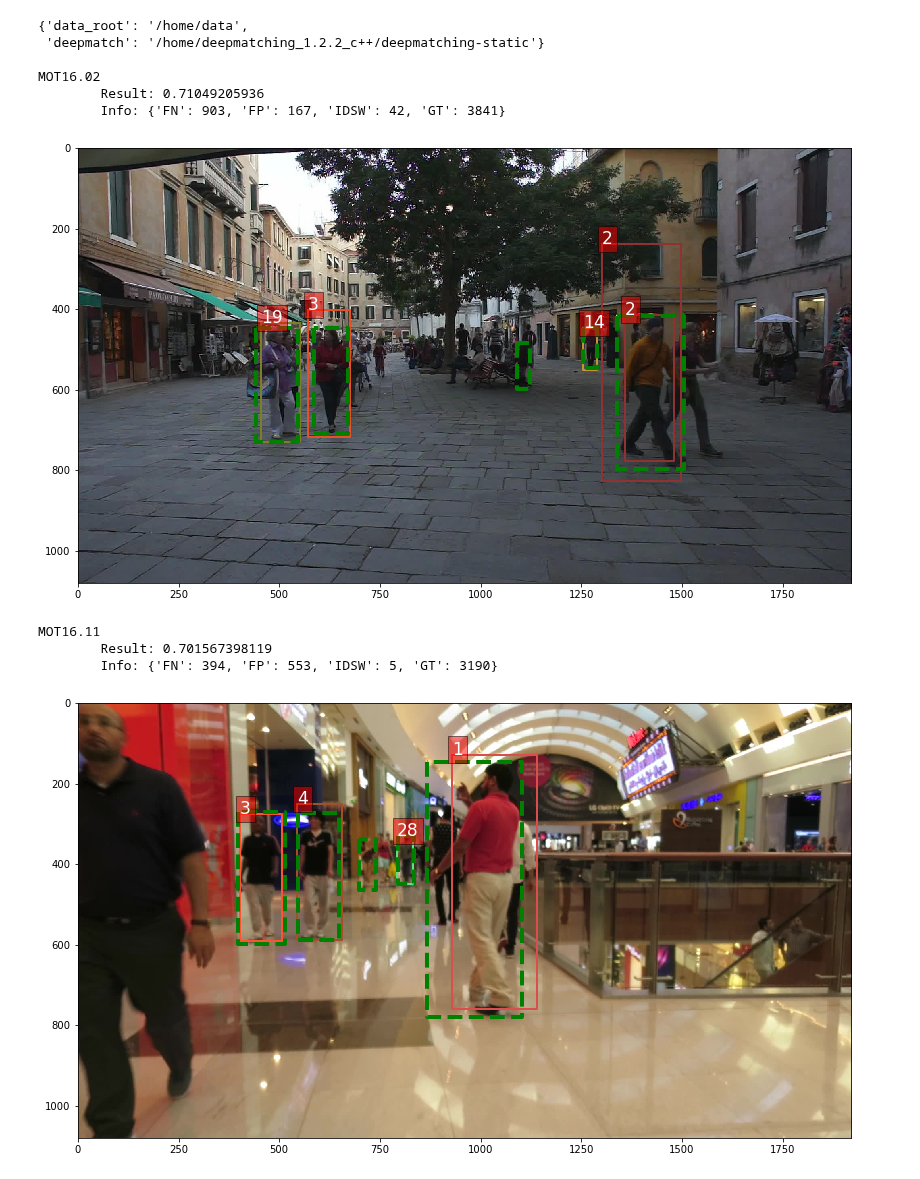
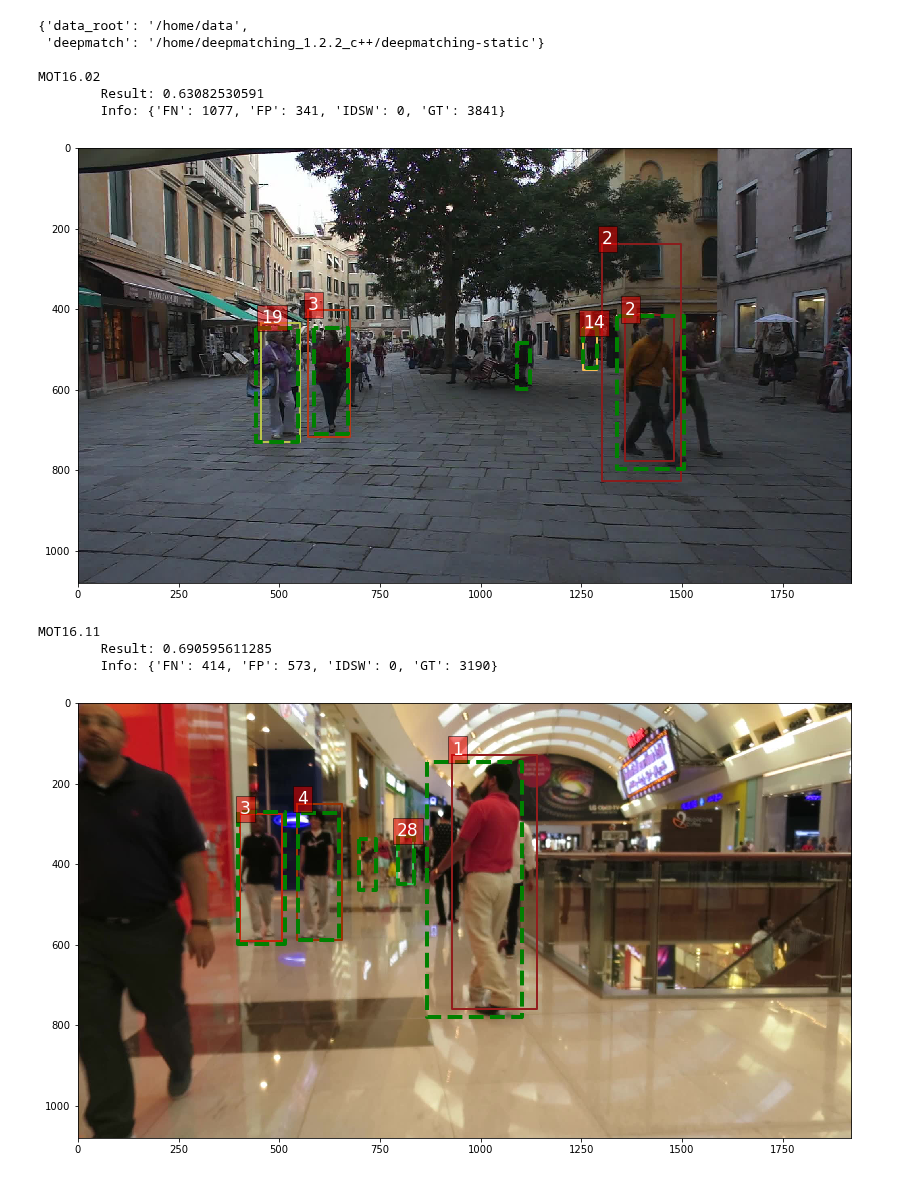
Before and after one commit to jutanke/cabbage, a Jupyter notebook: prototyping/Experiments.ipynb, the cells around one changed output. Saved outputs shown, nothing was run; the diff lists cells and outputs as text; code cells hidden in the pictures.

```diff
--- a/prototyping/Experiments.ipynb
+++ b/prototyping/Experiments.ipynb
@@ -28,9 +28,9 @@ print("MOT16.02")
 
 Gt = mot16.get_MOT16_02_gt_trajectories()
 Hy = mot16.get_MOT16_02_trajectories()
-threshold = 300
+threshold = 0.5
 
-result, info = MOTA.evaluate(Gt, Hy, threshold, info=True)
+result, info = MOTA.evaluate_aabb(Gt, Hy, threshold, info=True)
 
 print("\tResult:", result)
 print("\tInfo:", info)
@@ -41,26 +41,26 @@ plt.show()
  'deepmatch': '/home/deepmatching_1.2.2_c++/deepmatching-static'}
 
 MOT16.02
-        Result: 0.71049205936
-        Info: {'FN': 903, 'FP': 167, 'IDSW': 42, 'GT': 3841}
+        Result: 0.63082530591
+        Info: {'FN': 1077, 'FP': 341, 'IDSW': 0, 'GT': 3841}
-[figure, old version]
+[figure, new version]
 # %%
 fig = plt.figure(figsize=(16,8))
 
 print("MOT16.11")
 
 Gt = mot16.get_MOT16_11_gt_trajectories()
 Hy = mot16.get_MOT16_11_trajectories()
-threshold = 300
+threshold = 0.5
 
-result, info = MOTA.evaluate(Gt, Hy, threshold, info=True)
+result, info = MOTA.evaluate_aabb(Gt, Hy, threshold, info=True)
 
 print("\tResult:", result)
 print("\tInfo:", info)
 
 mot16.plot_frame_MOT16_11(fig.add_subplot(111), 1, with_gt=True)
 # %% [output]
 MOT16.11
-        Result: 0.701567398119
-        Info: {'FN': 394, 'FP': 553, 'IDSW': 5, 'GT': 3190}
+        Result: 0.690595611285
+        Info: {'FN': 414, 'FP': 573, 'IDSW': 0, 'GT': 3190}
-[figure, old version]
+[figure, new version]
```
Also changed, not shown: 3 other files.
